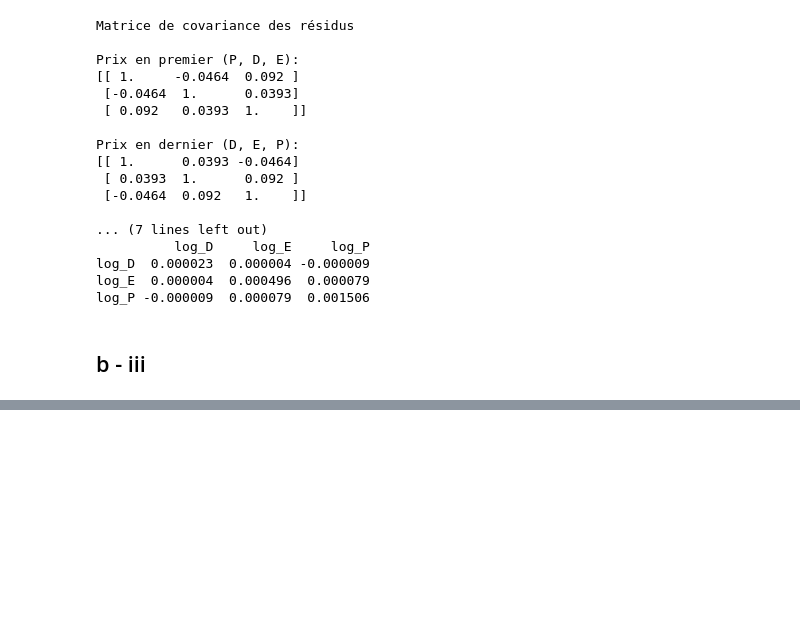
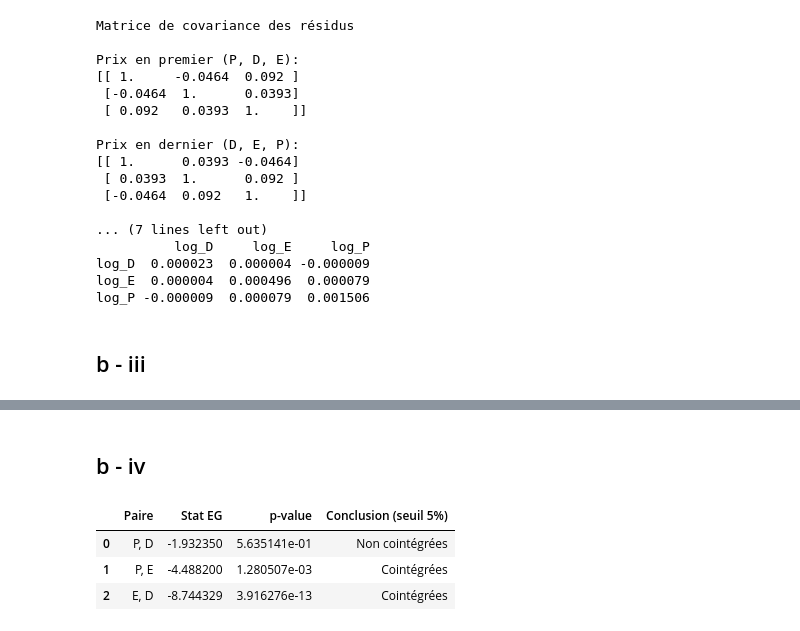
Before and after one commit to Lilas-Bertot/EXAMEN-FINAL, a Jupyter notebook: Q2.ipynb, the cells around one changed output, grey strips where cells are left out. Cells and saved outputs as stored; diff of their text form; code cells hidden in the pictures; blank space fills up the shorter version.

```diff
--- a/Q2.ipynb
+++ b/Q2.ipynb
@@ -663,0 +701,29 @@ log_P -0.000009  0.000079  0.001506
+# %% [markdown]
+## b - iv
+# %%
+# Test Engle-Granger
+pairs = [
+    ('P', 'D', P, D),
+    ('P', 'E', P, E),
+    ('E', 'D', E, D)
+]
+
+results_coint = []
+
+for name1, name2, series1, series2 in pairs:
+    stat, pvalue, crit_values = coint(series1, series2)
+
+    results_coint.append({
+        'Paire': f'{name1}, {name2}',
+        'Stat EG': stat,
+        'p-value': pvalue,
+        'Conclusion (seuil 5%)': 'Cointégrées' if pvalue < 0.05 else 'Non cointégrées'
+    })
+
+df_coint = pd.DataFrame(results_coint)
+df_coint
+# %% [output]
+|  | Paire | Stat EG | p-value | Conclusion (seuil 5%) |
+| 0 | P, D | -1.932350 | 5.635141e-01 | Non cointégrées |
+| 1 | P, E | -4.488200 | 1.280507e-03 | Cointégrées |
+| 2 | E, D | -8.744329 | 3.916276e-13 | Cointégrées |
```
Also changed, not shown: parts of 7 cells of this notebook, 1 other file.
